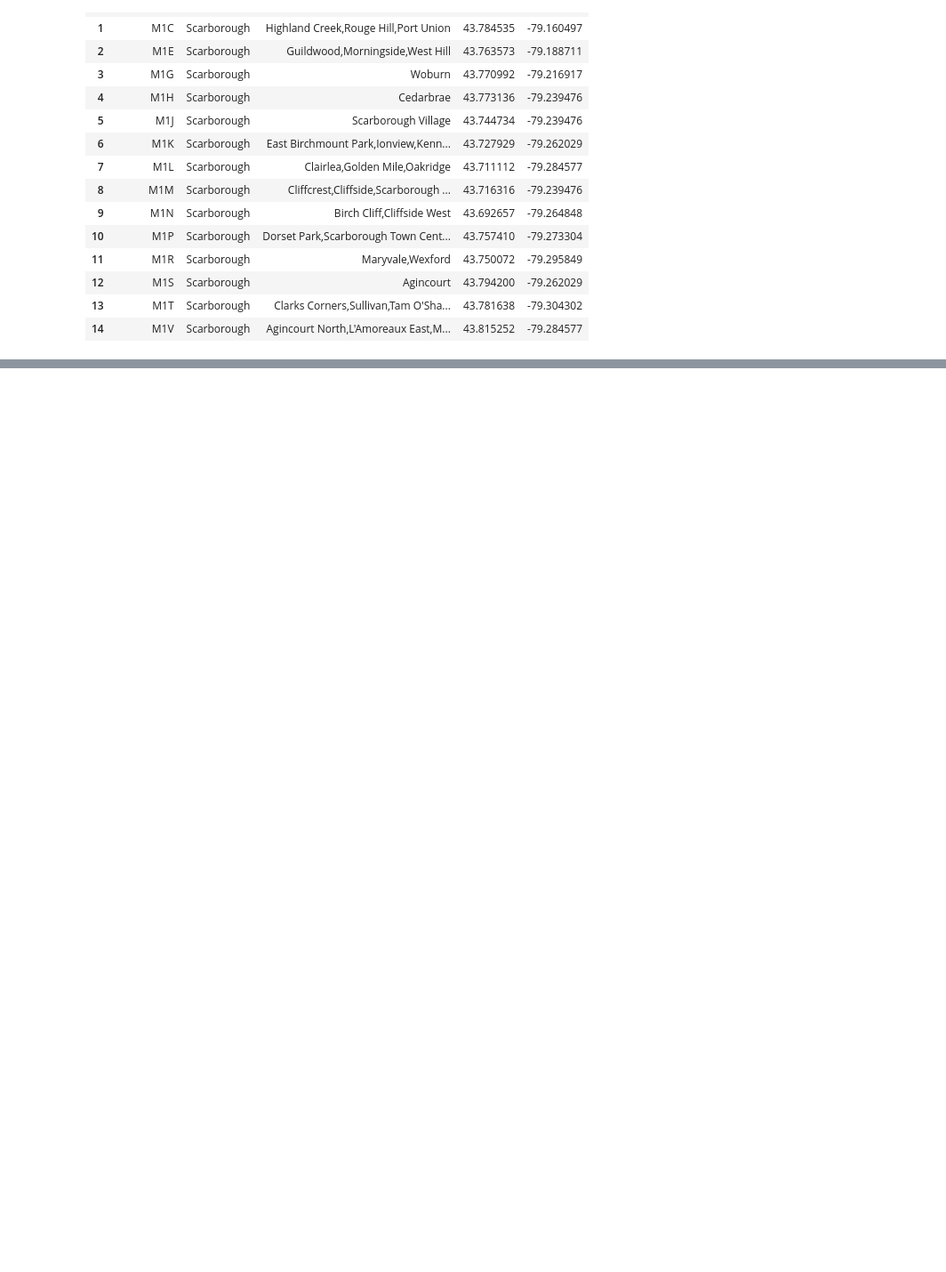
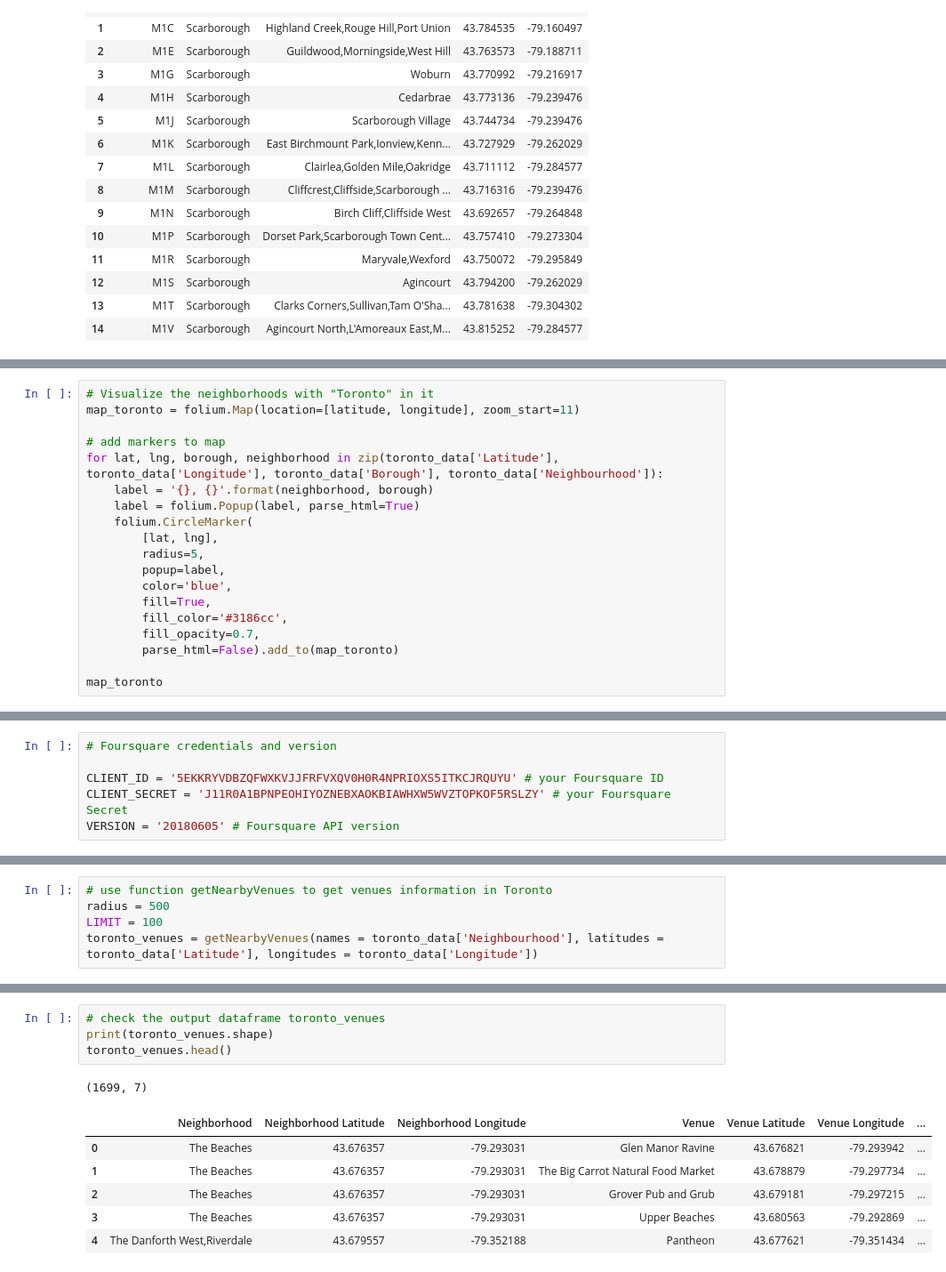
Before and after one commit to audrey-wj/Coursera_Capstone, a Jupyter notebook: Segmenting Clustering Neighborhoods Toronto.ipynb, the cells around one changed output, grey strips where cells are left out. Shown: that part at 89% size. Drawn from its saved outputs; the diff is of its cells as text; blank space fills up the shorter version.

```diff
--- a/Segmenting Clustering Neighborhoods Toronto.ipynb
+++ b/Segmenting Clustering Neighborhoods Toronto.ipynb
@@ -142,0 +174,19 @@ df_toronto.head(15)
+# %%
+# Visualize the neighborhoods with "Toronto" in it
+map_toronto = folium.Map(location=[latitude, longitude], zoom_start=11)
+
+# add markers to map
+for lat, lng, borough, neighborhood in zip(toronto_data['Latitude'], toronto_data['Longitude'], toronto_data['Borough'], toronto_data['Neighbourhood']):
+    label = '{}, {}'.format(neighborhood, borough)
+    label = folium.Popup(label, parse_html=True)
+    folium.CircleMarker(
+        [lat, lng],
+        radius=5,
+        popup=label,
+        color='blue',
+        fill=True,
+        fill_color='#3186cc',
+        fill_opacity=0.7,
+        parse_html=False).add_to(map_toronto)
+
+map_toronto
@@ -142,0 +197,6 @@ df_toronto.head(15)
+# %%
+# Foursquare credentials and version
+
+CLIENT_ID = '5EKKRYVDBZQFWXKVJJFRFVXQV0H0R4NPRIOXS5ITKCJRQUYU' # your Foursquare ID
+CLIENT_SECRET = 'J11R0A1BPNPEOHIYOZNEBXAOKBIAWHXW5WVZTOPKOF5RSLZY' # your Foursquare Secret
+VERSION = '20180605' # Foursquare API version
@@ -142,0 +244,5 @@ df_toronto.head(15)
+# %%
+# use function getNearbyVenues to get venues information in Toronto
+radius = 500
+LIMIT = 100
+toronto_venues = getNearbyVenues(names = toronto_data['Neighbourhood'], latitudes = toronto_data['Latitude'], longitudes = toronto_data['Longitude'])
@@ -142,0 +267,12 @@ df_toronto.head(15)
+# %%
+# check the output dataframe toronto_venues
+print(toronto_venues.shape)
+toronto_venues.head()
+# %% [output]
+(1699, 7)
+|  | Neighborhood | Neighborhood Latitude | Neighborhood Longitude | Venue | Venue Latitude | Venue Longitude | ... |
+| 0 | The Beaches | 43.676357 | -79.293031 | Glen Manor Ravine | 43.676821 | -79.293942 | ... |
+| 1 | The Beaches | 43.676357 | -79.293031 | The Big Carrot Natural Food Market | 43.678879 | -79.297734 | ... |
+| 2 | The Beaches | 43.676357 | -79.293031 | Grover Pub and Grub | 43.679181 | -79.297215 | ... |
+| 3 | The Beaches | 43.676357 | -79.293031 | Upper Beaches | 43.680563 | -79.292869 | ... |
+| 4 | The Danforth West,Riverdale | 43.679557 | -79.352188 | Pantheon | 43.677621 | -79.351434 | ... |
```
Also changed, not shown: parts of 19 cells of this notebook.
